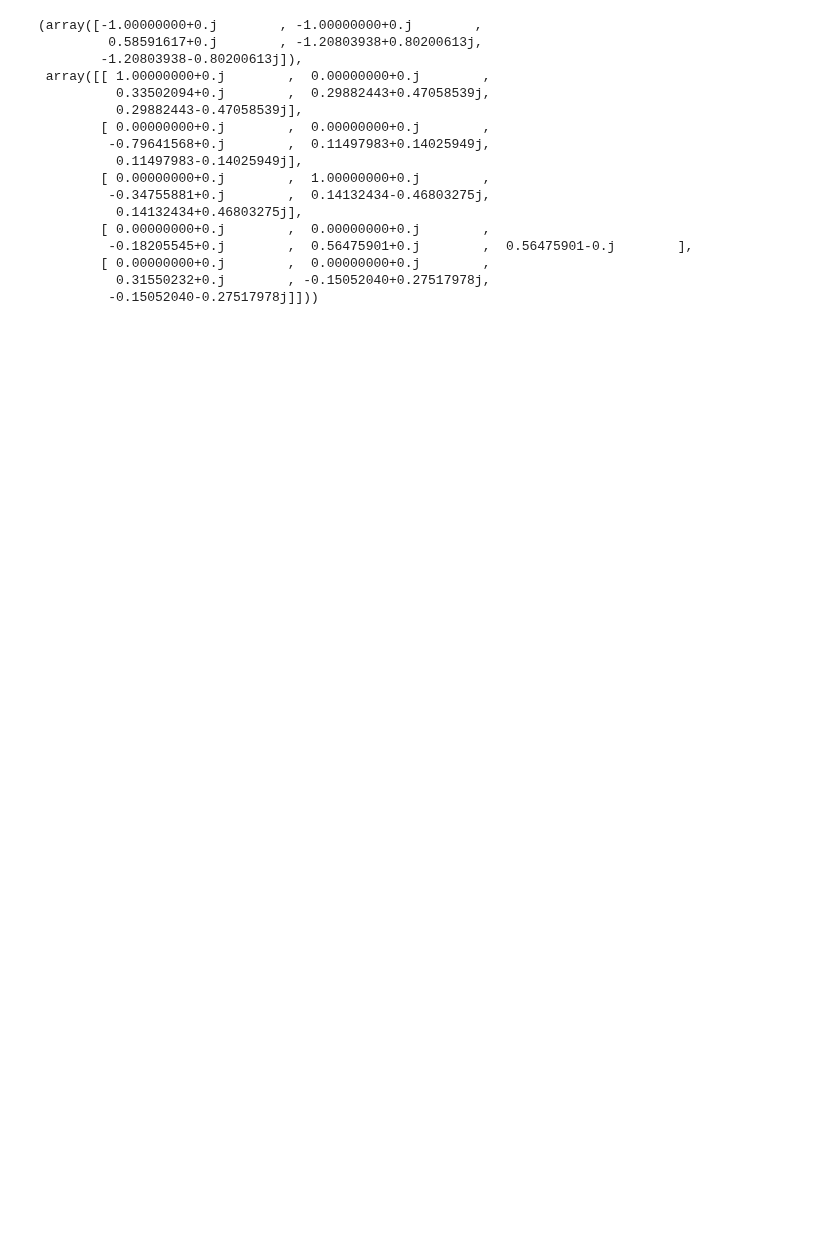
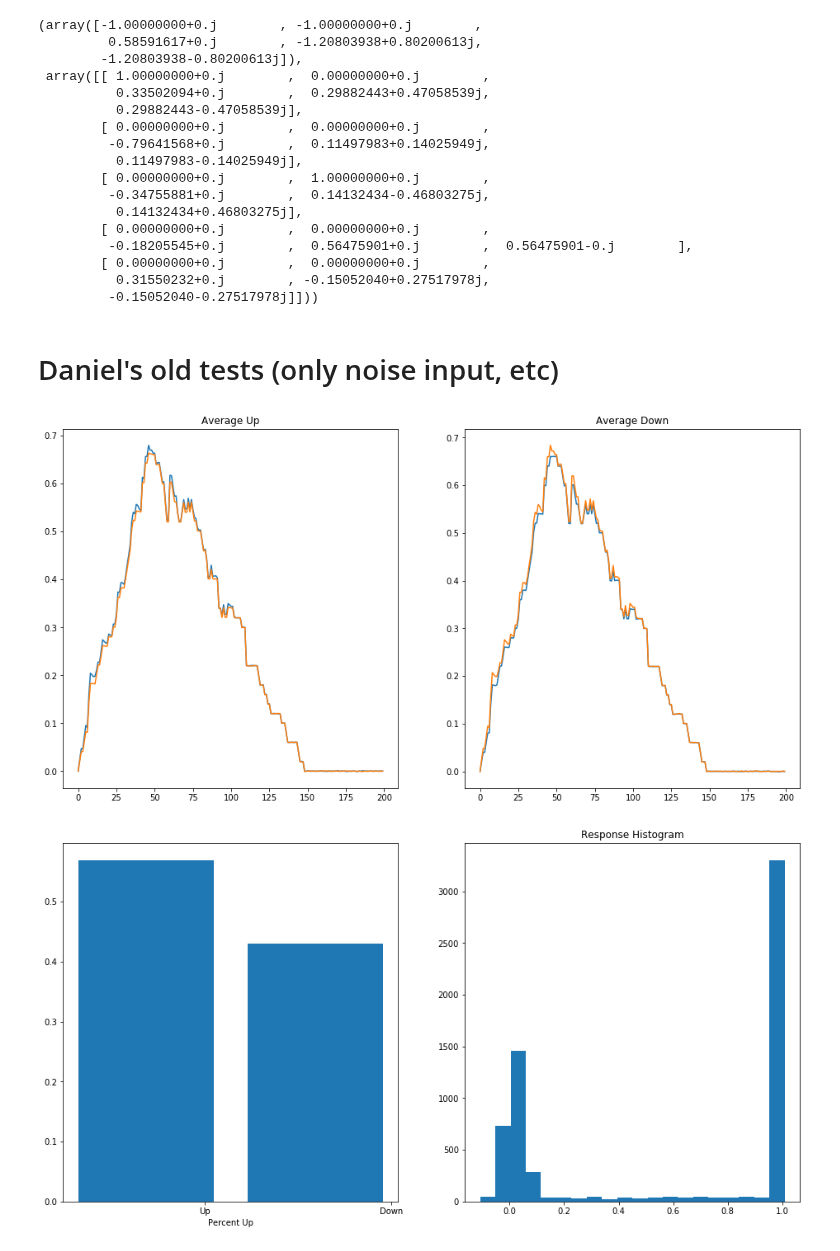
Before and after one commit to davidbrandfonbrener/sisyphus2, a Jupyter notebook: notebooks/RDM analysis.ipynb, the cells around one changed output. Saved outputs shown, nothing was run; the diff lists cells and outputs as text; code cells hidden in the pictures; blank space fills up the shorter version.

```diff
--- a/notebooks/RDM analysis.ipynb
+++ b/notebooks/RDM analysis.ipynb
@@ -544,3 +424,5 @@ np.linalg.eig(Wp - np.diag(np.ones(sim.N_rec)))
         [ 0.00000000+0.j        ,  0.00000000+0.j        ,
           0.31550232+0.j        , -0.15052040+0.27517978j,
          -0.15052040-0.27517978j]]))
+# %% [markdown]
+# Daniel's old tests (only noise input, etc)
@@ -546,0 +503,10 @@ np.linalg.eig(Wp - np.diag(np.ones(sim.N_rec)))
+# %%
+rdm2 = task.rdm2blip(stim_noise = 0.02, coherences = [0], rec_noise = .01, N_rec = 5)
+gen2 = rdm2.generate_train_trials()
+
+
+a = plot_response_test(sim, gen2, 50)
+#b = coherence_test(sim, cohs = np.linspace(-.2, .2, 20), n_hidden = 10)
+# %% [output]
+[figure, added]
+[figure, added]
```
Also changed, not shown: parts of 12 cells of this notebook, 1 other file.
